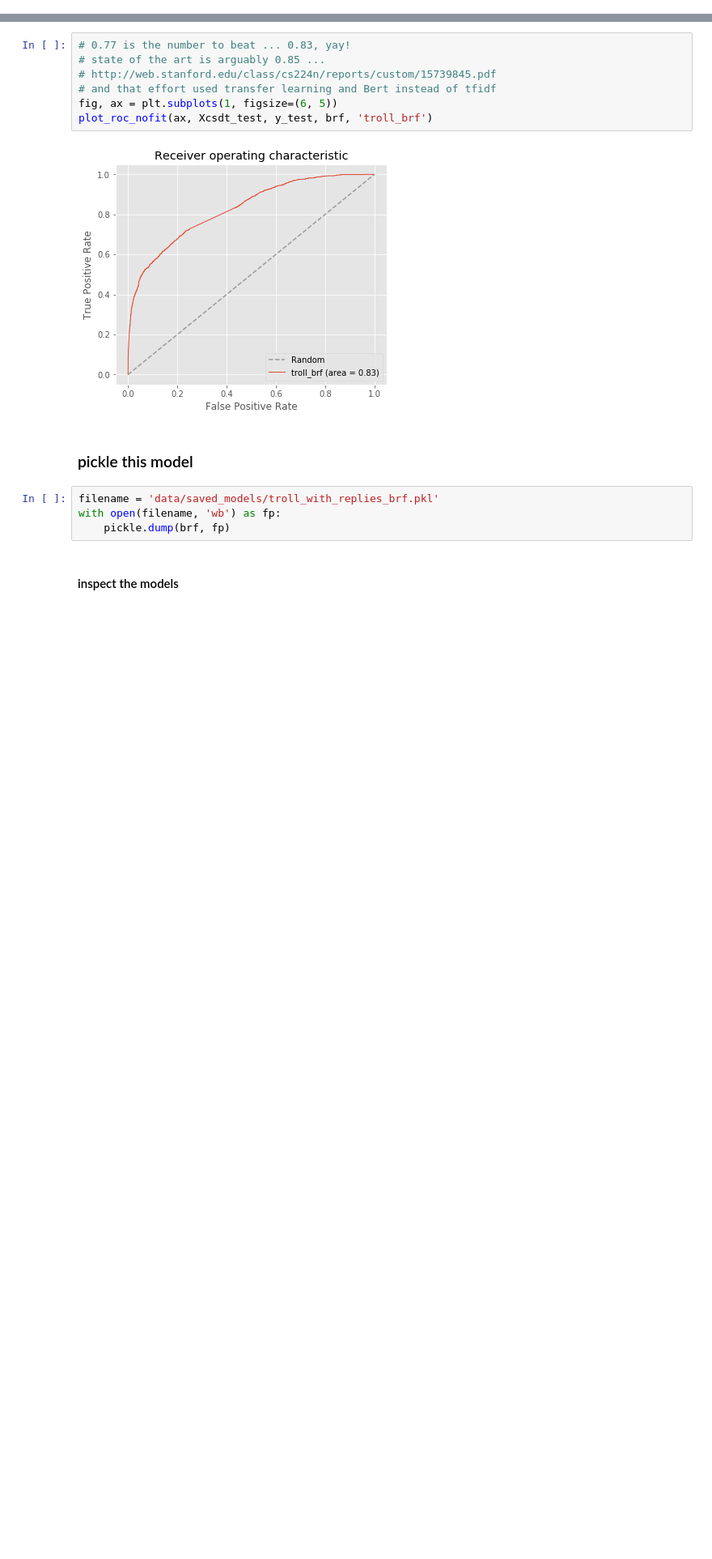
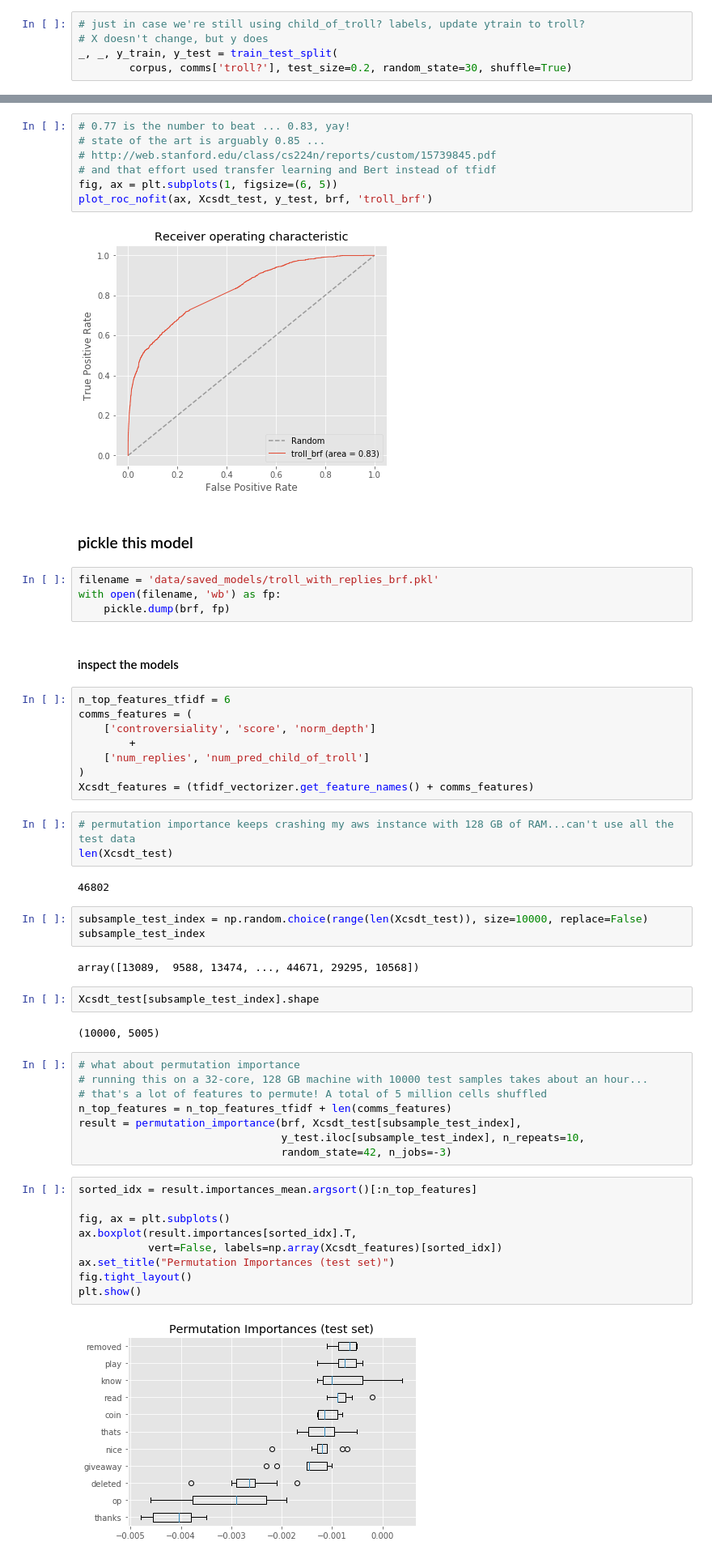
Before and after one commit to cfdv/troll_classifier, a Jupyter notebook: diffuse_child_of_troll_to_parent_to_classify.ipynb, the cells around one changed output, grey strips where cells are left out. Shown: that part at 81% size. Saved outputs shown, nothing was run; the diff lists cells and outputs as text; blank space fills up the shorter version.

Commit message:
feature importance analyzed by permutation

```diff
--- a/diffuse_child_of_troll_to_parent_to_classify.ipynb
+++ b/diffuse_child_of_troll_to_parent_to_classify.ipynb
@@ -672,6 +683,11 @@ Xcsdt_test = np.hstack([
     Xcsd_test,
     corpus_ordered_num_replies_num_pred_child_of_troll.fillna(0).values[y_test.index]
 ])
+# %%
+# just in case we're still using child_of_troll? labels, update ytrain to troll?
+# X doesn't change, but y does
+_, _, y_train, y_test = train_test_split(
+        corpus, comms['troll?'], test_size=0.2, random_state=30, shuffle=True)
 # %%
 brf = BalancedRandomForestClassifier(**model_param, class_weight='balanced_subsample')
 brf.fit(Xcsdt_train, y_train)
@@ -730,3 +748,44 @@ with open(filename, 'wb') as fp:
     pickle.dump(brf, fp)
 # %% [markdown]
 #### inspect the models
+# %%
+n_top_features_tfidf = 6
+comms_features = (
+    ['controversiality', 'score', 'norm_depth']
+        +
+    ['num_replies', 'num_pred_child_of_troll']
+)
+Xcsdt_features = (tfidf_vectorizer.get_feature_names() + comms_features)
+# %%
+# permutation importance keeps crashing my aws instance with 128 GB of RAM...can't use all the test data
+len(Xcsdt_test)
+# %% [output]
+46802
+# %%
+subsample_test_index = np.random.choice(range(len(Xcsdt_test)), size=10000, replace=False)
+subsample_test_index
+# %% [output]
+array([13089,  9588, 13474, ..., 44671, 29295, 10568])
+# %%
+Xcsdt_test[subsample_test_index].shape
+# %% [output]
+(10000, 5005)
+# %%
+# what about permutation importance
+# running this on a 32-core, 128 GB machine with 10000 test samples takes about an hour...
+# that's a lot of features to permute! A total of 5 million cells shuffled
+n_top_features = n_top_features_tfidf + len(comms_features)
+result = permutation_importance(brf, Xcsdt_test[subsample_test_index],
+                                y_test.iloc[subsample_test_index], n_repeats=10,
+                                random_state=42, n_jobs=-3)
+# %%
+sorted_idx = result.importances_mean.argsort()[:n_top_features]
+
+fig, ax = plt.subplots()
+ax.boxplot(result.importances[sorted_idx].T,
+           vert=False, labels=np.array(Xcsdt_features)[sorted_idx])
+ax.set_title("Permutation Importances (test set)")
+fig.tight_layout()
+plt.show()
+# %% [output]
+[figure, added]
```
Also changed, not shown: parts of 18 cells of this notebook.
